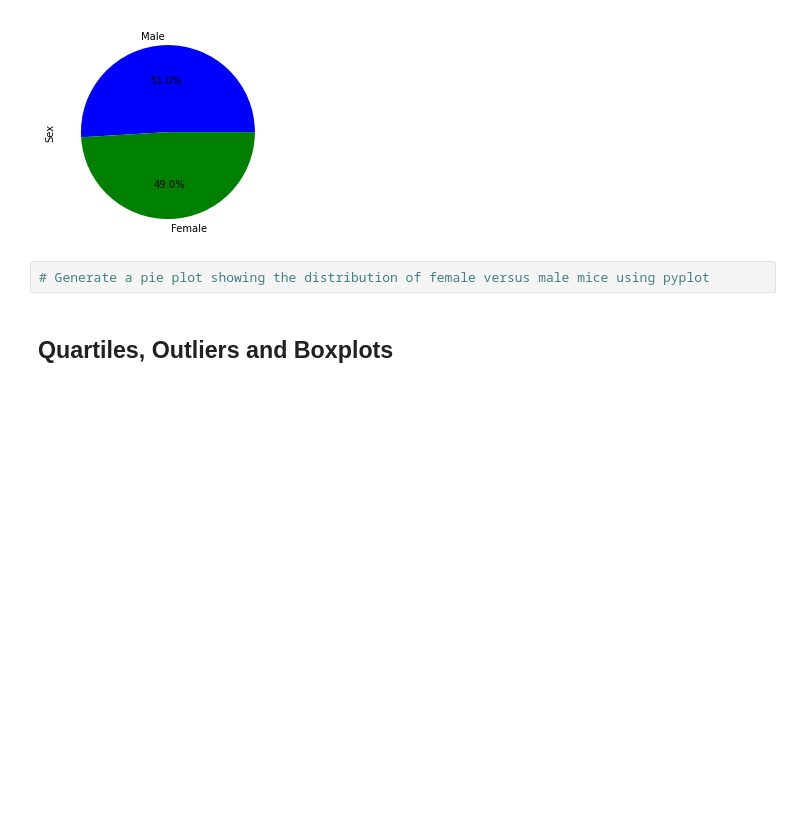
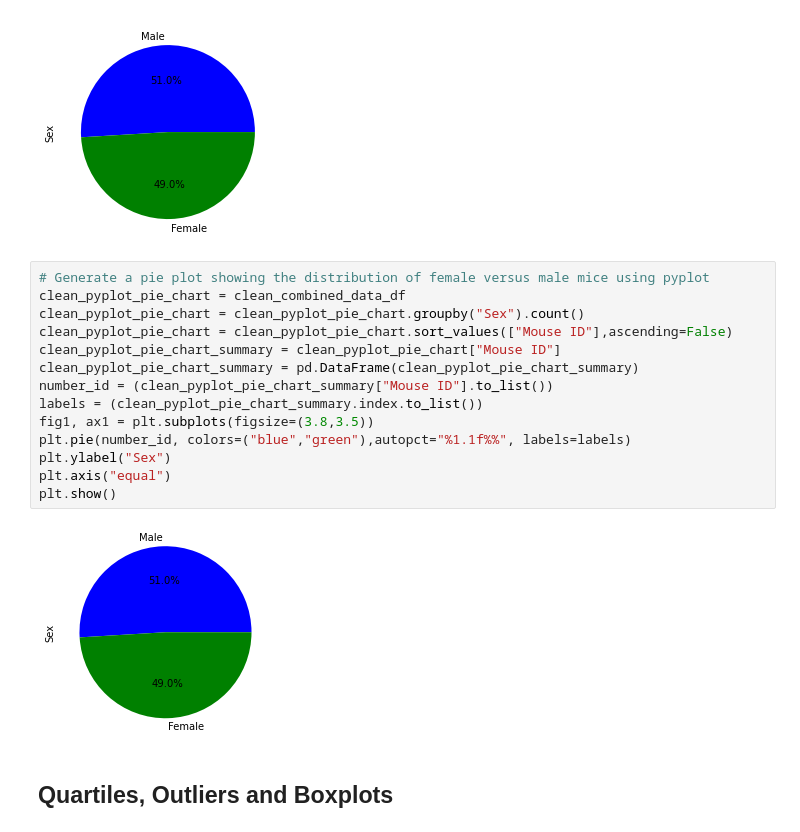
Before and after one commit to lcswsher/Matplotlib_challenge, a Jupyter notebook: pymaceuticals_starter.ipynb, the cells around one changed output. Saved outputs shown, nothing was run; the diff lists cells and outputs as text; blank space fills up the shorter version.

Commit message:
additional changes to the pie chart using matplotlib functionality

```diff
--- a/pymaceuticals_starter.ipynb
+++ b/pymaceuticals_starter.ipynb
@@ -168,8 +176,22 @@ clean_pandas_pie_chart_summary.plot.pie(subplots=True, ylabel="Sex", legend=Fals
 # %% [output]
 array([<AxesSubplot:ylabel='Sex'>], dtype=object)
 [figure]
-# %%
-# Generate a pie plot showing the distribution of female versus male mice using pyplot
+# %%
+# Generate a pie plot showing the distribution of female versus male mice using pyplot
+clean_pyplot_pie_chart = clean_combined_data_df
+clean_pyplot_pie_chart = clean_pyplot_pie_chart.groupby("Sex").count()
+clean_pyplot_pie_chart = clean_pyplot_pie_chart.sort_values(["Mouse ID"],ascending=False)
+clean_pyplot_pie_chart_summary = clean_pyplot_pie_chart["Mouse ID"]
+clean_pyplot_pie_chart_summary = pd.DataFrame(clean_pyplot_pie_chart_summary)
+number_id = (clean_pyplot_pie_chart_summary["Mouse ID"].to_list())
+labels = (clean_pyplot_pie_chart_summary.index.to_list())
+fig1, ax1 = plt.subplots(figsize=(3.8,3.5))
+plt.pie(number_id, colors=("blue","green"),autopct="%1.1f%%", labels=labels)
+plt.ylabel("Sex")
+plt.axis("equal")
+plt.show()
+# %% [output]
+[figure, added]
 # %% [markdown]
 ## Quartiles, Outliers and Boxplots
 # %%
```
Also changed, not shown: parts of 1 cell of this notebook.
